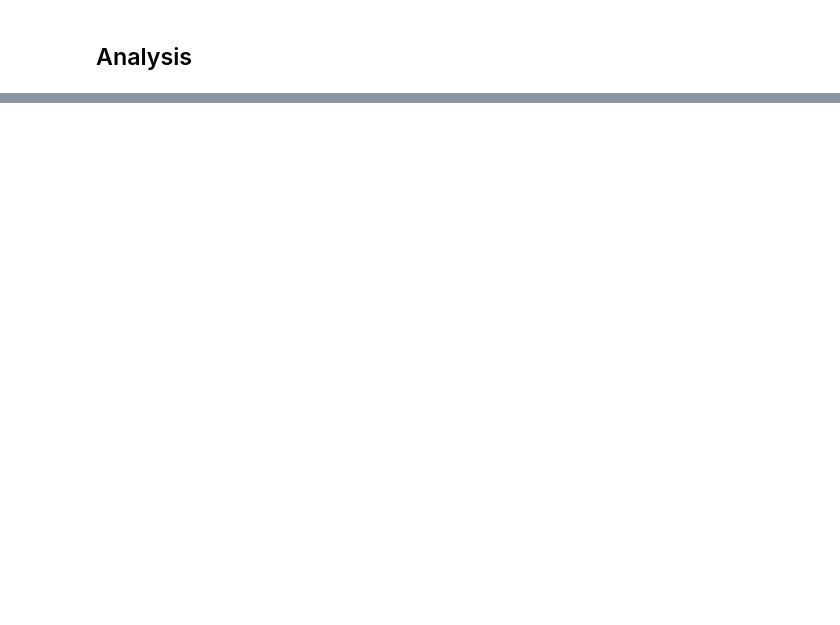
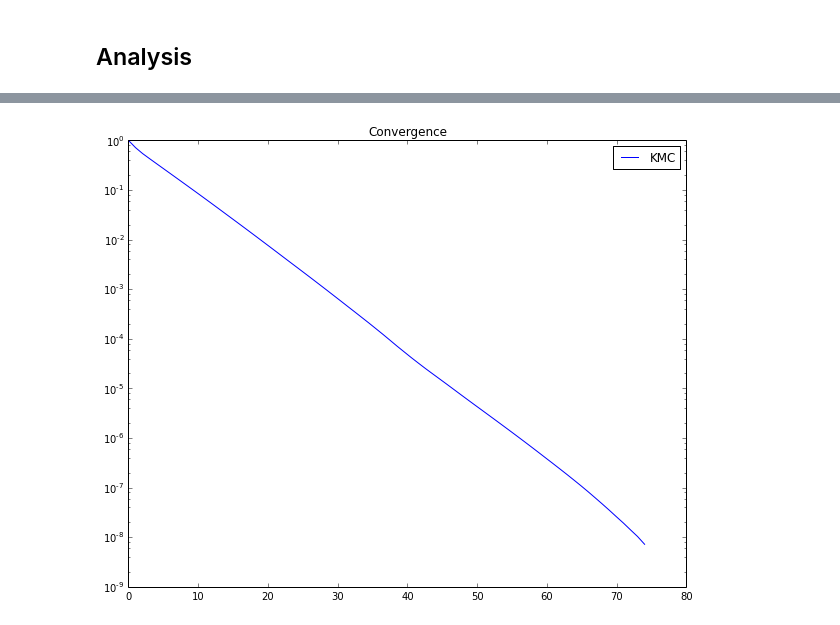
Before and after one commit to ORNL-CEES/MCREX, a Jupyter notebook: notebooks/stuart/krylov_solver.ipynb, the cells around one changed output, grey strips where cells are left out. Saved outputs shown, nothing was run; the diff lists cells and outputs as text; code cells hidden in the pictures; blank space fills up the shorter version.

Commit message:
adding krylov monte carlo notebook

```diff
--- a/notebooks/stuart/krylov_solver.ipynb
+++ b/notebooks/stuart/krylov_solver.ipynb
@@ -10,13 +10,15 @@ The autoreload extension is already loaded. To reload it, use:
 # %%
 import numpy
 
-grid_size = 1000
+grid_size = 50
 h = 1.0
 # %% [markdown]
 Build the linear problem
 # %%
 import array_tools
-D = 0.1
+import mc_data
+
+D = 1.0
 
 A = array_tools.makePoissonOperator( grid_size, h, D )
 diag = array_tools.getInvDiag( A )
@@ -29,3 +31,8 @@ for i in xrange(grid_size):
     if (i > f_lo) and (i < f_hi):
         f[i] = f[i] + 1.0
 f = array_tools.scaleVector( f, diag )
+
+H = mc_data.makeIterationMatrix( A )
+eval_H, evec_H = numpy.linalg.eig(H)
+spec_rad_H = max(sorted(abs(i) for i in eval_H))
+print "rho(H):", spec_rad_H
@@ -38,12 +47,12 @@ ref = numpy.linalg.solve(A,f)
 # %%
 import time
 import batch_tools
+import random
 
 start = time.time()
 
 tol = 1.0e-8
-max_iter = 5
-
+max_iter = 100
 subspace_size = 10
 
 x = numpy.zeros(grid_size)
@@ -54,6 +63,8 @@ f_norm = numpy.linalg.norm(f,2)
 print "||r_0||_2/||f||_2", r_norm/f_norm
 
 iter = 0
+r_iter = []
+r_iter.append(r_norm/f_norm)
 while (iter < max_iter) and ( r_norm/f_norm > tol ):
 
     # Compute the Krylov subspace
@@ -63,14 +74,16 @@ while (iter < max_iter) and ( r_norm/f_norm > tol ):
         Ar_i = numpy.dot(A,subspace[i-1])
         subspace.append(Ar_i)
 
-    # Apply the Petrov-Galerkin condition to compute the basis coefficients
-    # and extract the solution from the Krylov subspace
-    x = batch_tools.computeConstrainedLeastSquares(A,subspace,f)
+    # Apply the Galerkin condition to compute the basis coefficients
+    # and extract the correction from the Krylov subspace
+    delta = batch_tools.computeConstrainedLeastSquares(A,subspace,f,x)
+    x = array_tools.updateVector( x, delta )
 
     # Compute the resulting residual.
     r = array_tools.computeResidual( A, x, f )
     r_norm = numpy.linalg.norm(r,2)
     f_norm = numpy.linalg.norm(f,2)
+    r_iter.append(r_norm/f_norm)
     iter = iter+1
     print "Iteration:", iter, "||r||_2/||f||_2", r_norm / f_norm
 
@@ -96,0 +127,10 @@ show()
+# %%
+conv_grid = numpy.linspace(0,iter+1,iter+1)
+fig = figure(figsize=(10,8), dpi=100)
+plot(conv_grid,r_iter,label="KMC")
+title("Convergence")
+yscale('log')
+legend()
+show()
+# %% [output]
+[figure, added]
```
Also changed, not shown: parts of 3 cells of this notebook, 10 other files.
